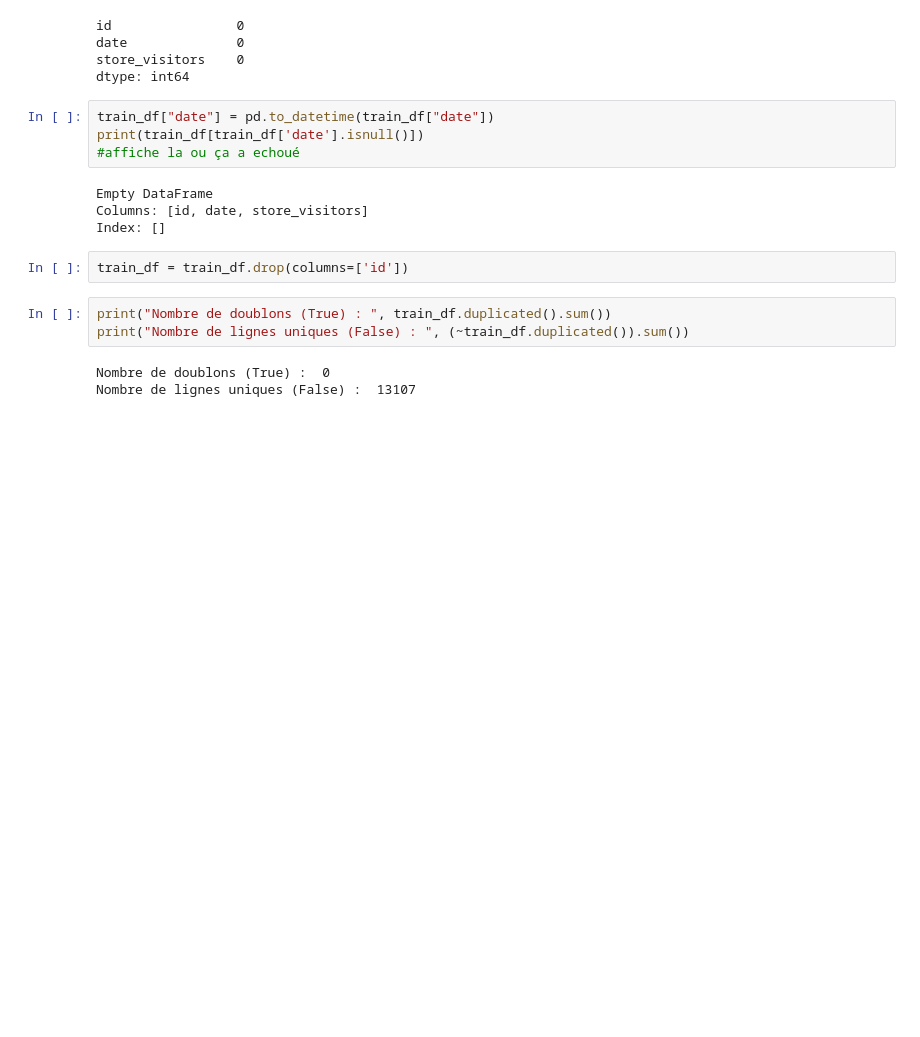
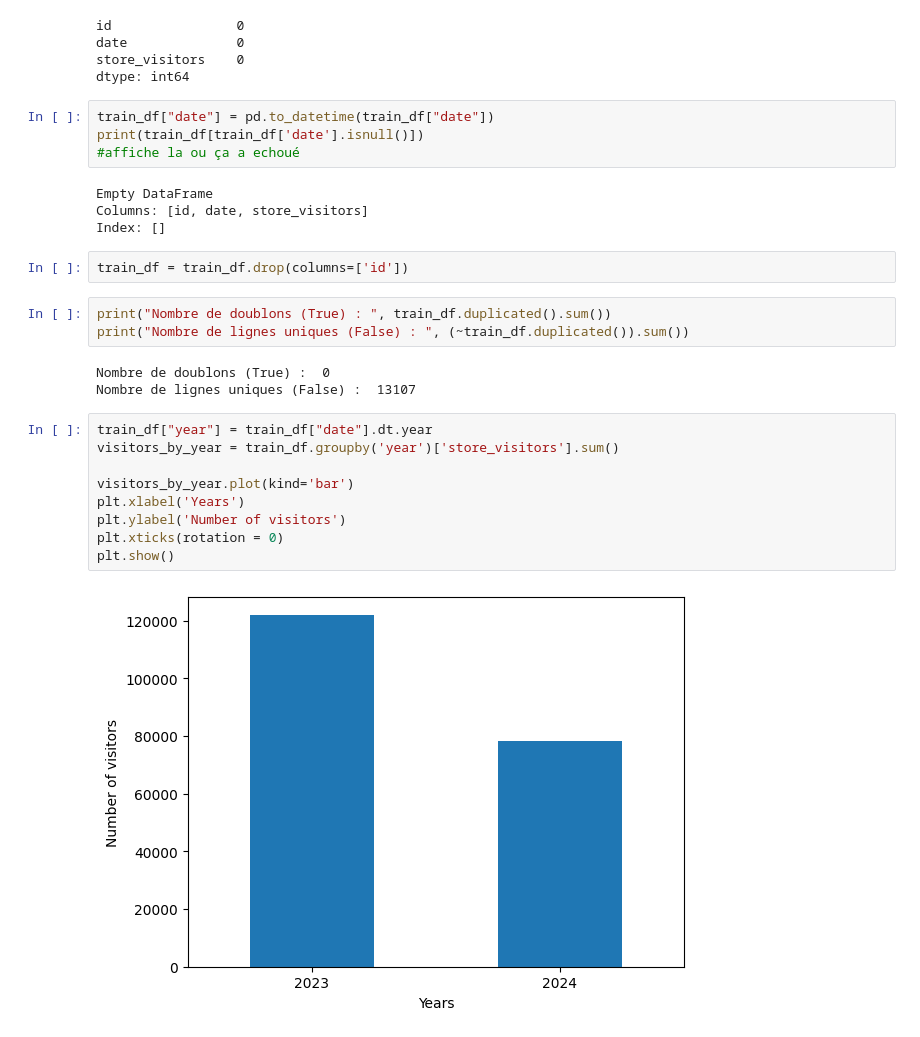
Before and after one commit to HamoumaAmine/Prediction-of-Store-Visitors, a Jupyter notebook: main.ipynb, the cells around one changed output. Drawn from its saved outputs; the diff is of its cells as text; blank space fills up the shorter version.

Commit message:
Visualisation

```diff
--- a/main.ipynb
+++ b/main.ipynb
@@ -78,3 +78,14 @@ print("Nombre de lignes uniques (False) : ", (~train_df.duplicated()).sum())
 # %% [output]
 Nombre de doublons (True) :  0
 Nombre de lignes uniques (False) :  13107
+# %%
+train_df["year"] = train_df["date"].dt.year
+visitors_by_year = train_df.groupby('year')['store_visitors'].sum()
+
+visitors_by_year.plot(kind='bar')
+plt.xlabel('Years')
+plt.ylabel('Number of visitors')
+plt.xticks(rotation = 0)
+plt.show()
+# %% [output]
+[figure, added]
```
Also changed, not shown: parts of 3 cells of this notebook.
